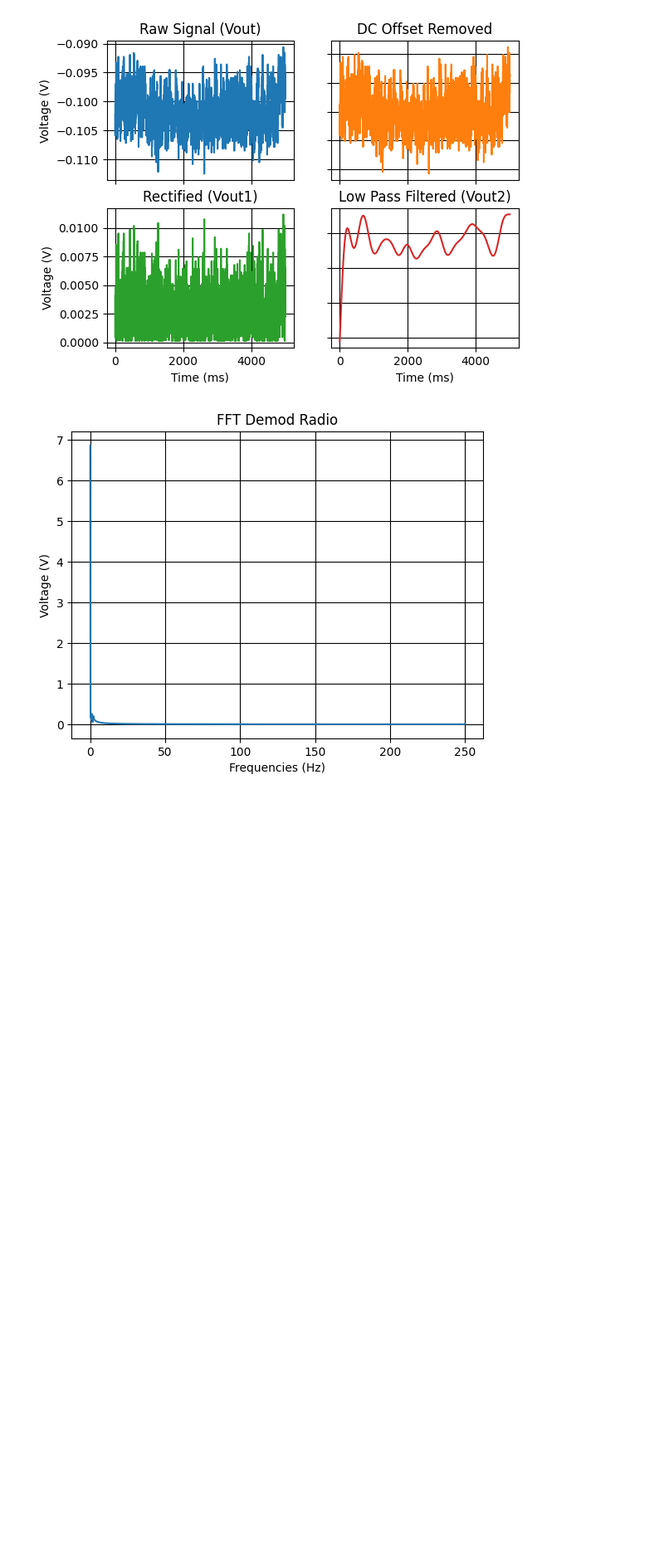
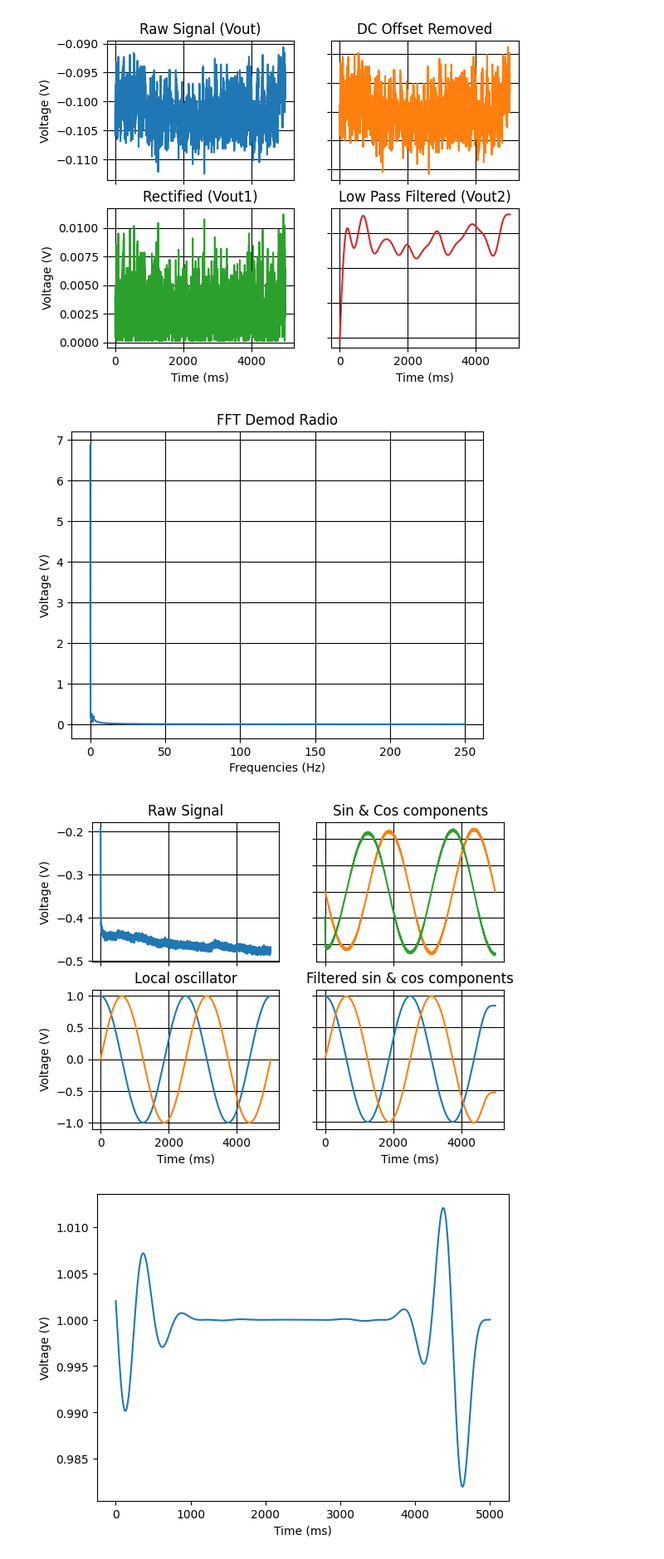
Before and after one commit to LukasPeterson/111a_lab10, a Jupyter notebook: lab_10_template_notebook.ipynb, the cells around one changed output. Shown at 83% size. Drawn from its saved outputs; the diff is of its cells as text; code cells hidden in the pictures; blank space fills up the shorter version.

```diff
--- a/lab_10_template_notebook.ipynb
+++ b/lab_10_template_notebook.ipynb
@@ -263,8 +263,8 @@ def demodulate_lockin(ads_object: ADSHardware, nu_mod: float, nu_3db: float, dur
 
     #FILL IN THE BLANKS BELOW FOR L10.6(a)
     #finds the cos and sin components of the signal read on the scope
-    demodulated_data["sin"] = demodulated_data["local_oscillator_sin"] * data['y']
-    demodulated_data["cos"] = demodulated_data["local_oscillator_cos"] * data['y']
+    demodulated_data["sin"] = demodulated_data["local_oscillator_sin"] * np.array(data['y'])
+    demodulated_data["cos"] = demodulated_data["local_oscillator_cos"] * np.array(data['y'])
 
     #low pass filters the data
     demodulated_data["lowpass_sin"] = butter_lowpass_filter(demodulated_data['local_oscillator_sin'], nu_3db, fs)
@@ -435,7 +435,10 @@ plt.title("FFT Demod Radio")
 plt.show()
 # %%
 ### DEMOD LOCKIN - FOR L10.6(b)
-demod_data_lockin = demodulate_lockin(ads, duration=5, nu_mod=..., nu_3db=...)
+demod_data_lockin = demodulate_lockin(ads, duration=5, nu_mod=1000, nu_3db=2)
+# %% [output]
+[figure, added]
+[figure, added]
 # %%
 #if you want to use data from a different run, uncomment the following lines
 #dc_baseband_data["x"], dc_baseband_data["y"] = np.loadtxt("./heartbeat_data/FILENAME")
```
